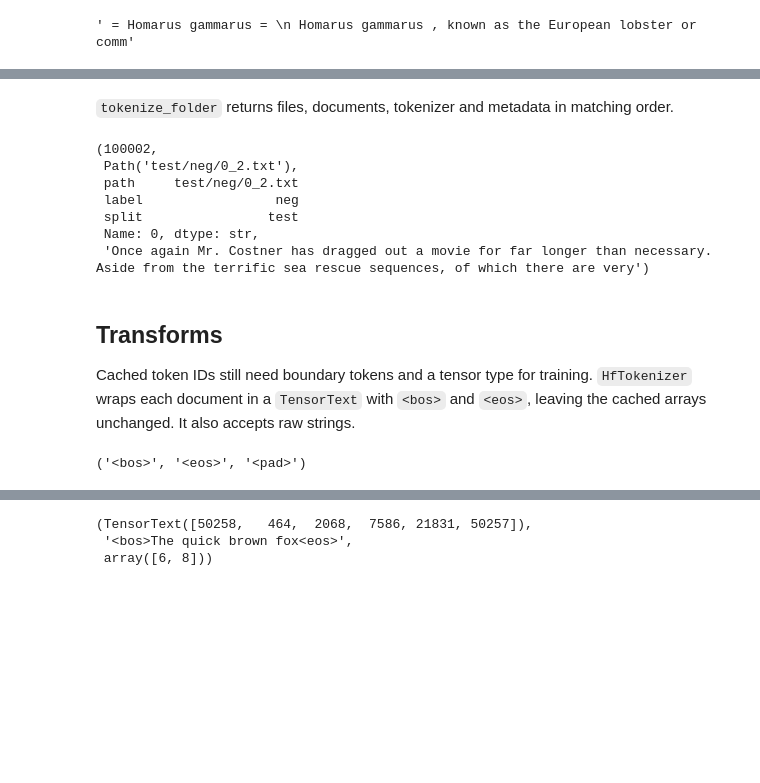
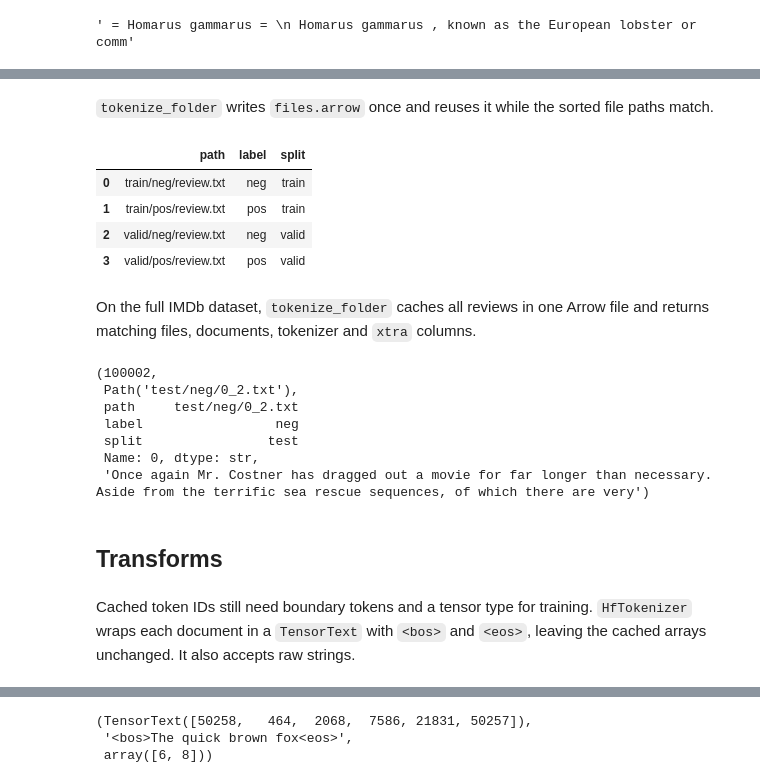
Before and after one commit to dienhoa/fastai, a Jupyter notebook: nbs/36_text.tokenizer.ipynb, the cells around one changed output, grey strips where cells are left out. Drawn from its saved outputs; the diff is of its cells as text; code cells hidden in the pictures; blank space fills up the shorter version.

```diff
--- a/nbs/36_text.tokenizer.ipynb
+++ b/nbs/36_text.tokenizer.ipynb
@@ -245,6 +288,5 @@ Simple English Wikipedia has one article per row in its `md` column. Pass `text_
 # %%
 #| eval: false
-flat_sw, offsets_sw, _, metadata_sw = tokenize_dataset('answerdotai/simplewiki', subset='articles',
-    text_col='md', split='train[:500]')
-len(offsets_sw)-1, len(flat_sw)
+docs_sw, _, xtra_sw = tokenize_dataset('answerdotai/simplewiki', subset='articles', text_col='md', split='train[:500]')
+len(docs_sw), docs_sw.lens.sum()
 # %% [output]
@@ -316,29 +383,41 @@ def get_folder_data(
 # %%
-@delegates(tokenize_texts, but=['get_texts'])
+@delegates(tokenize_batches, but=['get_texts'])
 def tokenize_folder(
     path, # Folder of text files
     tok='gpt2', # Tokenizer name for `hf_tokenizer`
-    get_metadata=None, # Callable returning metadata columns for nonstandard folder layouts
-    cache_dir=None, # Cache directory; `fastai_path('data')/'token_cache'/path.name/tok` if None
+    get_xtra=None, # Callable returning `xtra` columns for nonstandard folder layouts
+    cache_dir=None, # Cache directory; defaults to a path keyed by the folder's full path and tokenizer
     **kwargs
 ):
-    "Cache text files under `path` with paths and metadata"
+    "Cache the text files under `path` in one Arrow file, with their paths and `xtra` columns"
     path = Path(path)
-    files, metadata = get_folder_data(path, get_metadata)
-    if cache_dir is None: cache_dir = fastai_path('data')/'token_cache'/path.name/tok
-    cache_meta = Path(cache_dir)/'metadata.csv'
-    if cache_meta.exists():
-        flat, offsets, tokenizer, cached_metadata = load_token_cache(cache_dir)
-        if 'path' in cached_metadata and metadata['path'].tolist() == cached_metadata['path'].tolist():
-            docs = TokenDocs(flat, offsets)
-            if len(docs) != len(files): raise ValueError(f'{cache_dir} holds {len(docs)} documents for {len(files)} files: delete it to rebuild')
-            return files, docs, tokenizer, cached_metadata
+    files, xtra = get_folder_data(path, get_xtra)
+    if cache_dir is None: cache_dir = fastai_path('data')/'token_cache'/str(path.resolve()).lstrip('/')/tok
+    cache = Path(cache_dir)/'files.arrow'
+    if cache.exists():
+        docs, tokenizer, cached = load_token_cache(cache)
+        if cached['path'].tolist() == xtra['path'].tolist(): return files, docs, tokenizer, xtra
     tokenizer = hf_tokenizer(tok)
-    flat, offsets = tokenize_texts(files, tokenizer,
-        get_texts=lambda fs: [f.read_text(encoding='utf-8') for f in fs], **kwargs)
-    save_token_cache(cache_dir, flat, offsets, tokenizer, metadata)
-    return files, TokenDocs(flat, offsets), tokenizer, pd.read_csv(cache_meta, dtype=str)
+    ids = tokenize_batches(files, tokenizer, get_texts=lambda fs: [f.read_text(encoding='utf-8') for f in fs], **kwargs)
+    save_token_cache(cache, ids, tokenizer, xtra)
+    return files, load_token_cache(cache)[0], tokenizer, xtra
+# %% [markdown]
+`tokenize_folder` writes `files.arrow` once and reuses it while the sorted file paths match.
+# %%
+with sample_folder() as (folder, cache_dir):
+    files, fdocs, ftok, fxtra = tokenize_folder(folder, cache_dir=cache_dir)
+    test_eq((cache_dir/'files.arrow').exists(), True)
+    test_eq([ftok.decode(d.tolist()) for d in fdocs], [f.read_text() for f in files])
+    _, fdocs2, _, _ = tokenize_folder(folder, cache_dir=cache_dir)
+    test_eq(list(fdocs2), list(fdocs))
+fxtra
+# %% [output]
+|  | path | label | split |
+| 0 | train/neg/review.txt | neg | train |
+| 1 | train/pos/review.txt | pos | train |
+| 2 | valid/neg/review.txt | neg | valid |
+| 3 | valid/pos/review.txt | pos | valid |
 # %% [markdown]
-`tokenize_folder` returns files, documents, tokenizer and metadata in matching order.
+On the full IMDb dataset, `tokenize_folder` caches all reviews in one Arrow file and returns matching files, documents, tokenizer and `xtra` columns.
 # %%
 #| eval: false
@@ -353,14 +432,10 @@ len(files), files[0].relative_to(path), imdb_metadata.iloc[0], tok_imdb.decode(i
  split                test
  Name: 0, dtype: str,
  'Once again Mr. Costner has dragged out a movie for far longer than necessary. Aside from the terrific sea rescue sequences, of which there are very')
+# %% [markdown]
+## Transforms
 # %% [markdown]
-## Transforms
-
 Cached token IDs still need boundary tokens and a tensor type for training. `HfTokenizer` wraps each document in a `TensorText` with `<bos>` and `<eos>`, leaving the cached arrays unchanged. It also accepts raw strings.
-# %%
-BOS_TOK, EOS_TOK, PAD_TOK
-# %% [output]
-('<bos>', '<eos>', '<pad>')
 # %%
 class HfTokenizer(Transform):
     "Encode texts or cached token IDs with `tok`, adding `BOS_TOK` and `EOS_TOK`, and decode them back to text"
```
Also changed, not shown: parts of 88 cells of this notebook, 4 other files.
